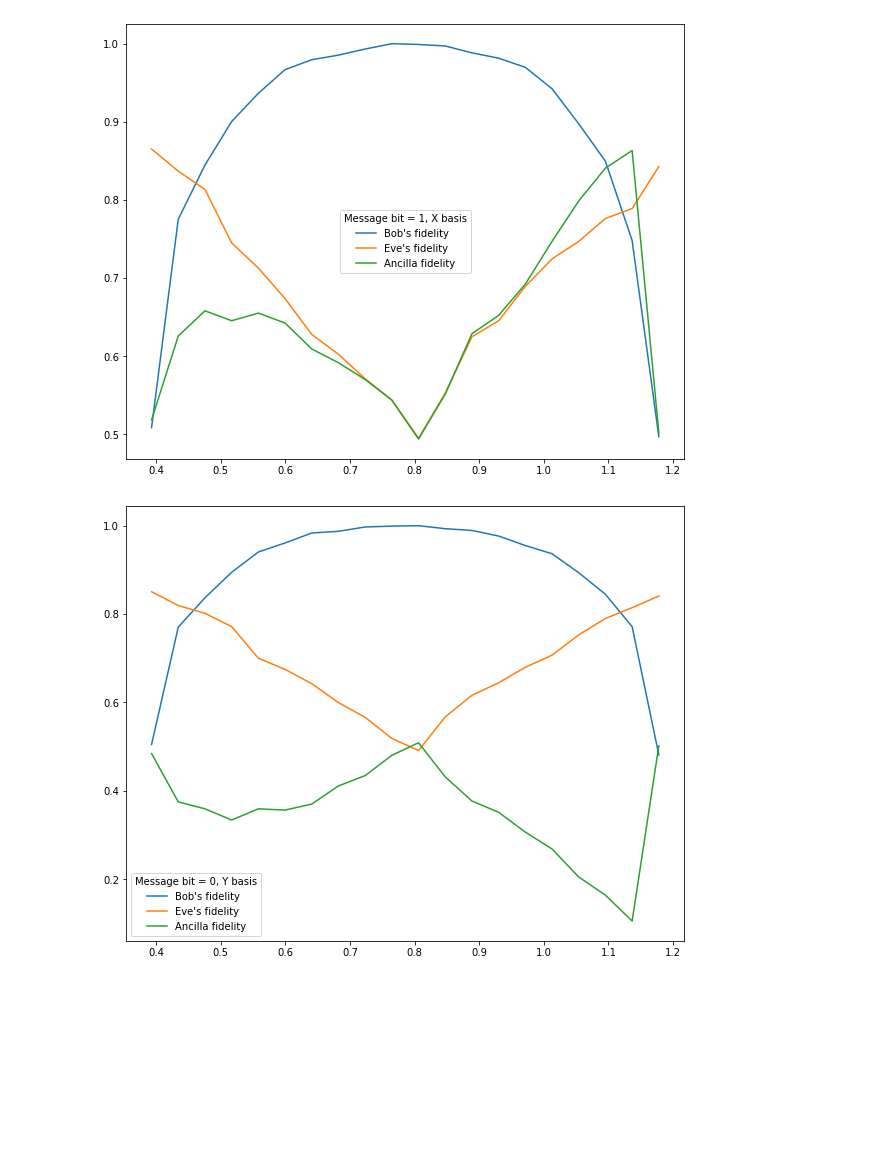
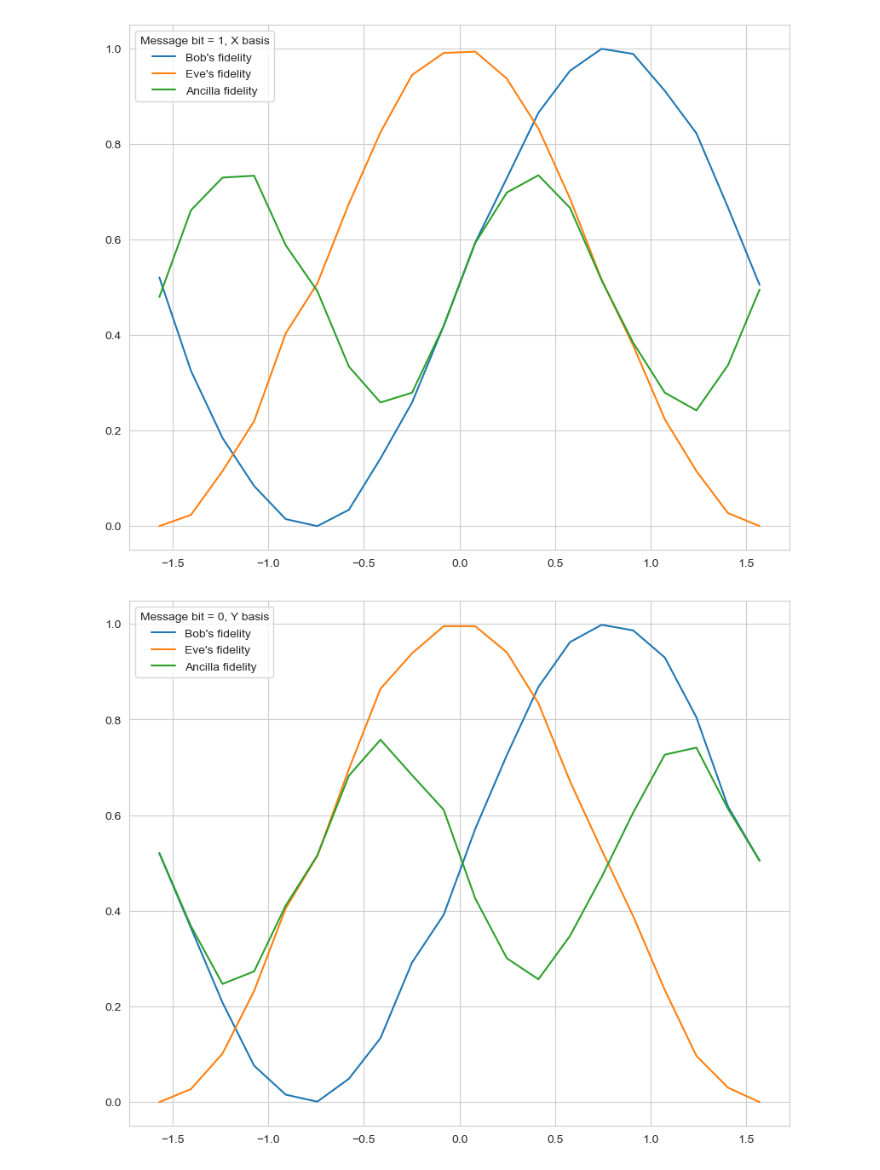
Before and after one commit to egrace479/QuForceBB84Proj, a Jupyter notebook: notebooks/IonQ_Nov2022.ipynb, the cells around one changed output. Cells and saved outputs as stored; diff of their text form; code cells hidden in the pictures; blank space fills up the shorter version.

```diff
--- a/notebooks/IonQ_Nov2022.ipynb
+++ b/notebooks/IonQ_Nov2022.ipynb
@@ -159,7 +147,7 @@ def eve_clones(qc, theta1):
 
     return qc
 # %%
-def run_experiment(theta1, bitval, basis):
+def run_experiment(theta2, bitval, basis):
     qc = QuantumCircuit(3,3)
 
     # Alice prepares her qubit to send
@@ -167,7 +155,7 @@ def run_experiment(theta1, bitval, basis):
     qc.barrier()
 
     # Eve clones the flying qubit
-    eve_clones(qc, theta1)
+    eve_clones(qc, theta2)
 
     qc.barrier()
     # Bob and Eve prepare to measure
@@ -291,5 +279,5 @@ c: 3/═════════════════════════
 # %%
-qc, B, E, A = run_experiment(np.pi/8 + 0.1, 1, 'Y')
+qc, B, E, A = run_experiment(np.pi/8 + 0.079, 1, 'Y')
 print(B,E,A)
 qc.draw()
 # %% [output]
@@ -314,5 +302,5 @@ c: 3/═════════════════════════
 # %%
-ts = np.linspace(np.pi/8, 3*np.pi/8, 20)
+ts = np.linspace(-np.pi/2, np.pi/2, 20)
 B = []
 E = []
 A = []
@@ -337,5 +325,5 @@ plt.show()
 # %%
-ts = np.linspace(np.pi/8, 3*np.pi/8, 20)
+ts = np.linspace(-np.pi/2, np.pi/2, 20)
 B = []
 E = []
 A = []
@@ -356,28 +344,28 @@ plt.plot(ts, A, label = "Ancilla fidelity")
 plt.legend(title="Message bit = 1, X basis")
 plt.show()
 # %% [output]
-[figure, old version]
+[figure, new version]
 # %%
-ts = np.linspace(np.pi/8, 3*np.pi/8, 20)
+ts = np.linspace(-np.pi/2, np.pi/2, 20)
 B = []
 E = []
 A = []
 for j in range(len(ts)):
     qc, b, e, a = run_experiment(ts[j],0, 'Y')
     B.append(b)
     E.append(e)
     A.append(a)
 
 B = np.array(B)
 E = np.array(E)
 A = np.array(A)
 
 plt.figure(figsize=(10,8))
 plt.plot(ts, B, label = "Bob's fidelity")
 plt.plot(ts, E, label = "Eve's fidelity")
 plt.plot(ts, A, label = "Ancilla fidelity")
 plt.legend(title="Message bit = 0, Y basis")
 plt.show()
 # %% [output]
-[figure, old version]
+[figure, new version]
 # %%
```
Also changed, not shown: parts of 9 cells of this notebook.
